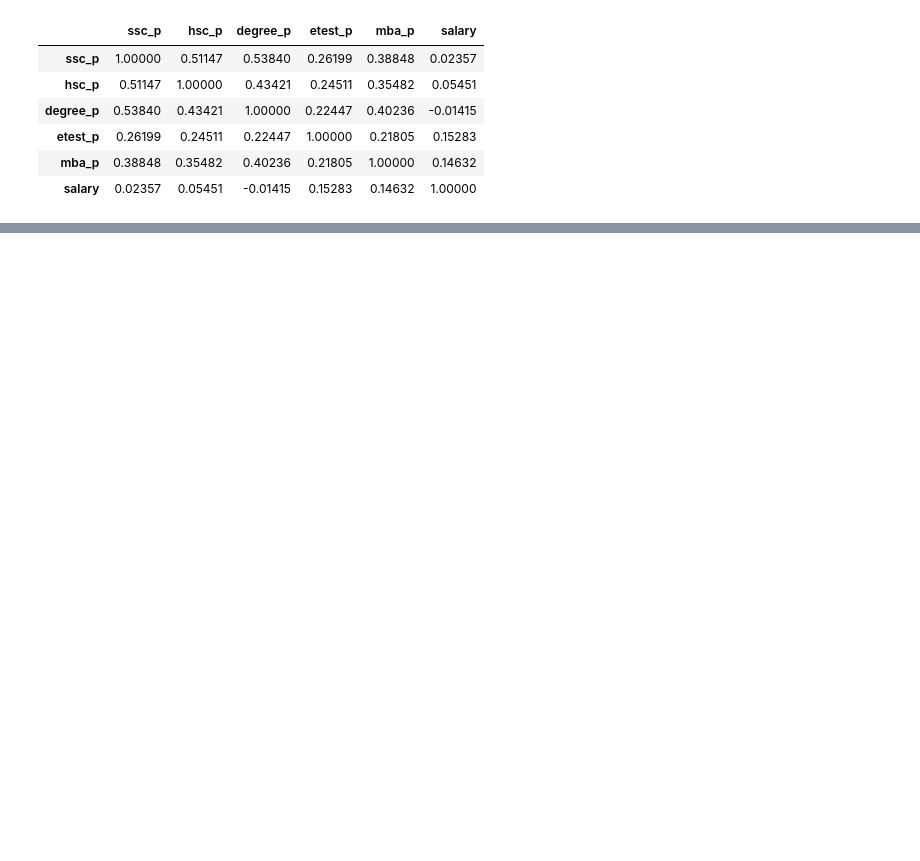
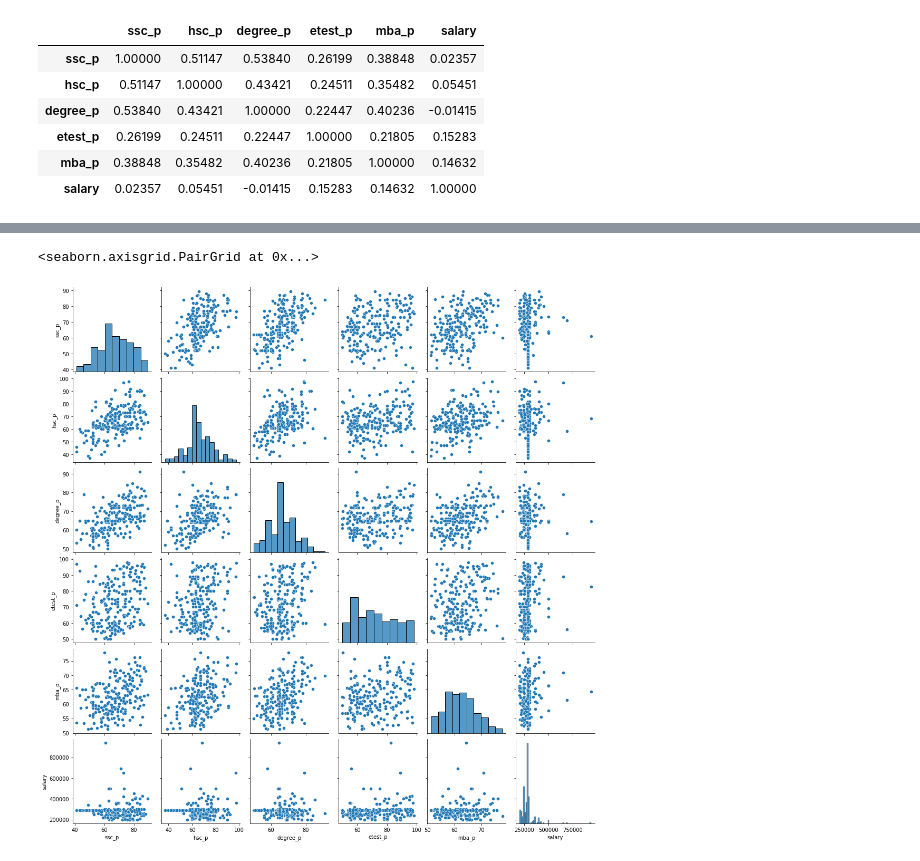
Before and after one commit to mohanasudhashanmugam/DataScience, a Jupyter notebook: BivariateAnalysis.ipynb, the cells around one changed output, grey strips where cells are left out. Cells and saved outputs as stored; diff of their text form; code cells hidden in the pictures; blank space fills up the shorter version.

```diff
--- a/BivariateAnalysis.ipynb
+++ b/BivariateAnalysis.ipynb
@@ -1,7 +1,7 @@
 # %%
 import pandas as pd
-df=pd.read_csv("preplacement.csv")
-df = df.iloc[:, 1:]
+dataset=pd.read_csv("preplacement.csv")
+df = dataset.iloc[:, 1:]
 df.isnull().sum()
 # %% [output]
 ssc_p       0
@@ -67,0 +74,3 @@ df.corr()
+# %%
+df=dataset.drop('sl_no', axis=1)##or dataset.drop("sl_no,inplace=True")
+df
@@ -67,0 +91,6 @@ df.corr()
+# %%
+import seaborn as sns
+sns.pairplot(df)
+# %% [output]
+<seaborn.axisgrid.PairGrid at 0x...>
+[figure, added]
```
Also changed, not shown: parts of 10 cells of this notebook.
